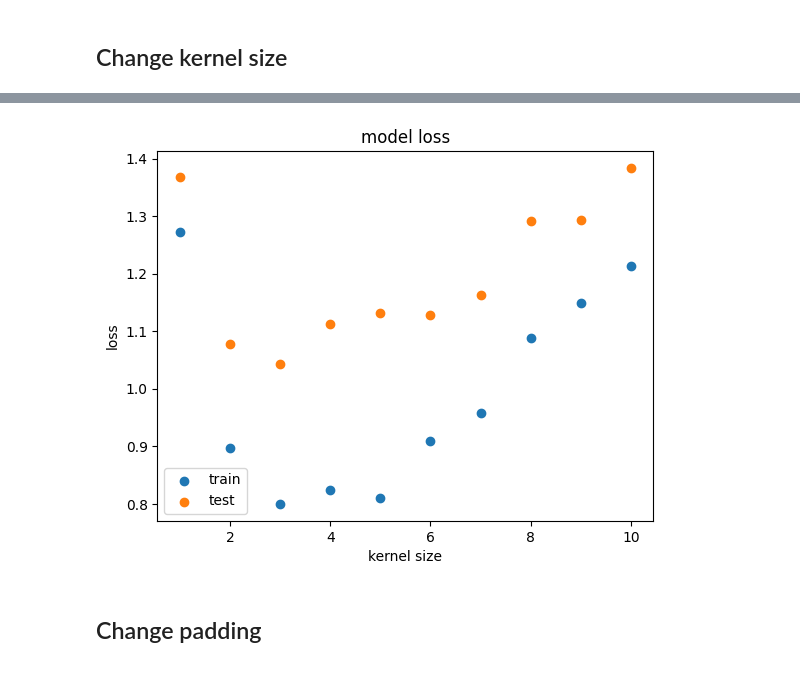
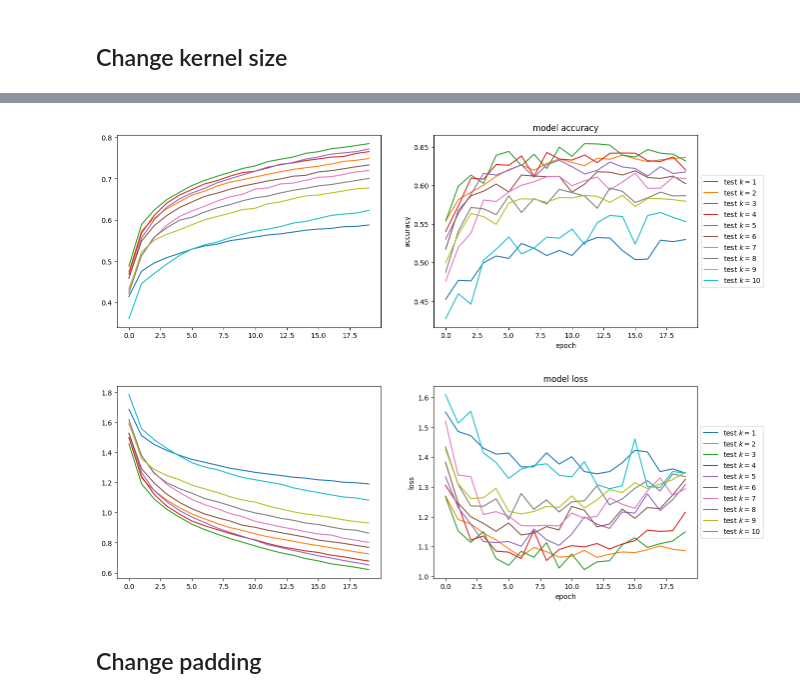
Before and after one commit to Swinkawkrawacie/Machine_learning, a Jupyter notebook: assignment_4.ipynb, the cells around one changed output, grey strips where cells are left out. Cells and saved outputs as stored; diff of their text form; code cells hidden in the pictures.

```diff
--- a/assignment_4.ipynb
+++ b/assignment_4.ipynb
@@ -236,34 +214,34 @@ plt.show()
 ## Change kernel size
 # %%
 def kernel_size_model(ks):
-    ksmodel = models.Sequential()
-    ksmodel.add(Input(shape=(32, 32, 3)))
-    ksmodel.add(layers.Conv2D(filters = 36,
+    ksmodel = keras.models.Sequential()
+    ksmodel.add(keras.Input(shape=(32, 32, 3)))
+    ksmodel.add(keras.layers.Conv2D(filters = 36,
                              kernel_size = (ks, ks),
                              padding = 'valid',
                              strides = 1,
                              activation='relu'))
-    ksmodel.add(layers.MaxPooling2D((2, 2)))
-    ksmodel.add(layers.Flatten())
-    ksmodel.add(layers.Dense(10))
+    ksmodel.add(keras.layers.MaxPooling2D((2, 2)))
+    ksmodel.add(keras.layers.Flatten())
+    ksmodel.add(keras.layers.Dense(10, activation='softmax'))
     ksmodel.compile(optimizer='adam',
-              loss=keras.losses.SparseCategoricalCrossentropy(from_logits=True),
+              loss='categorical_crossentropy',
               metrics=['accuracy'])
     return ksmodel
 # %%
 m = 1 #repeat
 n = 10
-train_acc_ks = np.zeros((n,m))
-test_acc_ks = np.zeros((n,m))
-train_loss_ks = np.zeros((n,m))
-test_loss_ks = np.zeros((n,m))
+train_acc_ks = np.zeros((n,20))
+test_acc_ks = np.zeros((n,20))
+train_loss_ks = np.zeros((n,20))
+test_loss_ks = np.zeros((n,20))
 for j in range(m):
     for i in range(n):
         temp_model1_ks = kernel_size_model(i+1)
-        temp_model_ks = temp_model1_ks.fit(x_train, y_train, epochs=10, validation_data=(x_test, y_test))
-        train_acc_ks[i,j] = temp_model_ks.history['accuracy'][-1]
-        test_acc_ks[i,j] = temp_model_ks.history['val_accuracy'][-1]
-        train_loss_ks[i,j] = temp_model_ks.history['loss'][-1]
-        test_loss_ks[i,j] = temp_model_ks.history['val_loss'][-1]
+        temp_model_ks = temp_model1_ks.fit(x_train, y_train, epochs=20, validation_data=(x_test, y_test))
+        train_acc_ks[i,:] = temp_model_ks.history['accuracy']
+        test_acc_ks[i,:] = temp_model_ks.history['val_accuracy']
+        train_loss_ks[i,:] = temp_model_ks.history['loss']
+        test_loss_ks[i,:] = temp_model_ks.history['val_loss']
         print(f'ROUND {j*n+i}')
 # %% [output]
@@ -297,13 +265,28 @@ plt.show()
-# %%
-plt.scatter(range(1,11), train_loss_ks.mean(axis=1))
-plt.scatter(range(1,11), test_loss_ks.mean(axis=1))
-plt.title('model loss')
-plt.ylabel('loss')
-plt.xlabel('kernel size')
-plt.legend(['train', 'test'])
-plt.show()
-# %% [output]
-[figure, removed]
+# %%
+fig, axes = plt.subplots(nrows=1, ncols=2, figsize=(15, 5))
+ksizes = range(1,n+1)
+for i in range(10):
+    axes[0].plot(range(20), train_acc_ks[i,:], label=f'train $k={ksizes[i]}$')
+    axes[1].plot(range(20), test_acc_ks[i,:], label=f'test $k={ksizes[i]}$')
+plt.title('model accuracy')
+plt.ylabel('accuracy')
+plt.xlabel('epoch')
+plt.legend(loc='center left', bbox_to_anchor=(1, 0.5))
+plt.show()
+# %% [output]
+[figure, added]
+# %%
+fig, axes = plt.subplots(nrows=1, ncols=2, figsize=(15, 5))
+for i in range(10):
+    axes[0].plot(range(20), train_loss_ks[i,:], label=f'train $k={ksizes[i]}$')
+    axes[1].plot(range(20), test_loss_ks[i,:], label=f'test $k={ksizes[i]}$')
+plt.title('model loss')
+plt.ylabel('loss')
+plt.xlabel('epoch')
+plt.legend(loc='center left', bbox_to_anchor=(1, 0.5))
+plt.show()
+# %% [output]
+[figure, added]
 # %% [markdown]
 ## Change padding
 # %%
```
Also changed, not shown: parts of 26 cells of this notebook.
